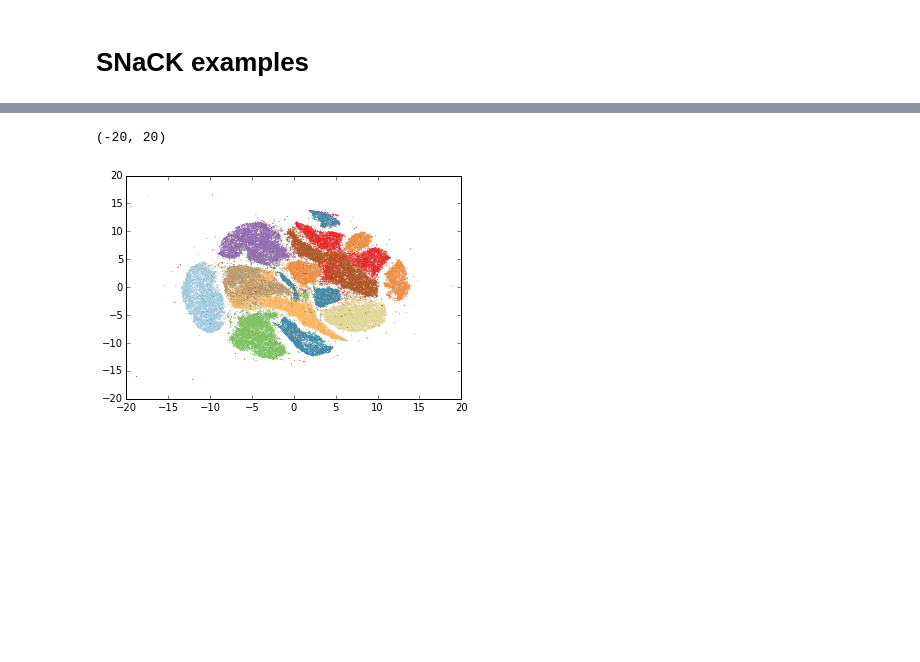
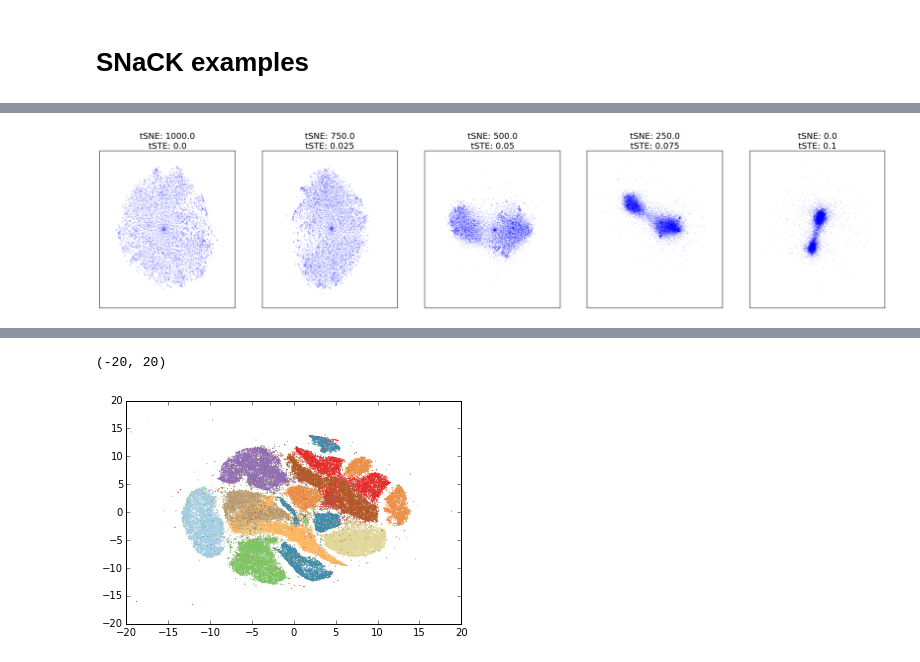
Before and after one commit to cornelltech/snack, a Jupyter notebook: Examples.ipynb, the cells around one changed output, grey strips where cells are left out. Drawn from its saved outputs; the diff is of its cells as text; code cells hidden in the pictures; blank space fills up the shorter version.

```diff
--- a/Examples.ipynb
+++ b/Examples.ipynb
@@ -137,0 +143,16 @@ triplets = np.vstack(triplets)
+# %%
+params = [{"tsne": 1000.0, "tste": 0.0},
+          {"tsne": 750.0, "tste": 0.025},
+          {"tsne": 500.0, "tste": 0.05},
+          {"tsne": 250.0, "tste": 0.075},
+          {"tsne": 0.0, "tste": 0.1},]
+fig, axes = subplots(1, len(params), figsize=(len(params)*6, 6))
+for params,ax in zip(params, axes):
+    ax.scatter(*snack.snack_embed(
+        ftrs.astype('float'), params['tsne'],
+        triplets, params['tste'],
+        theta=0.5).T, lw=0, s=1, alpha=0.5)
+    ax.set_title("tSNE: %r\ntSTE: %r"%(pp['tsne'], pp['tste']), fontsize=18)
+    ax.set_xticks([]); ax.set_yticks([])
+# %% [output]
+[figure, added]
```
Also changed, not shown: parts of 31 cells of this notebook.
